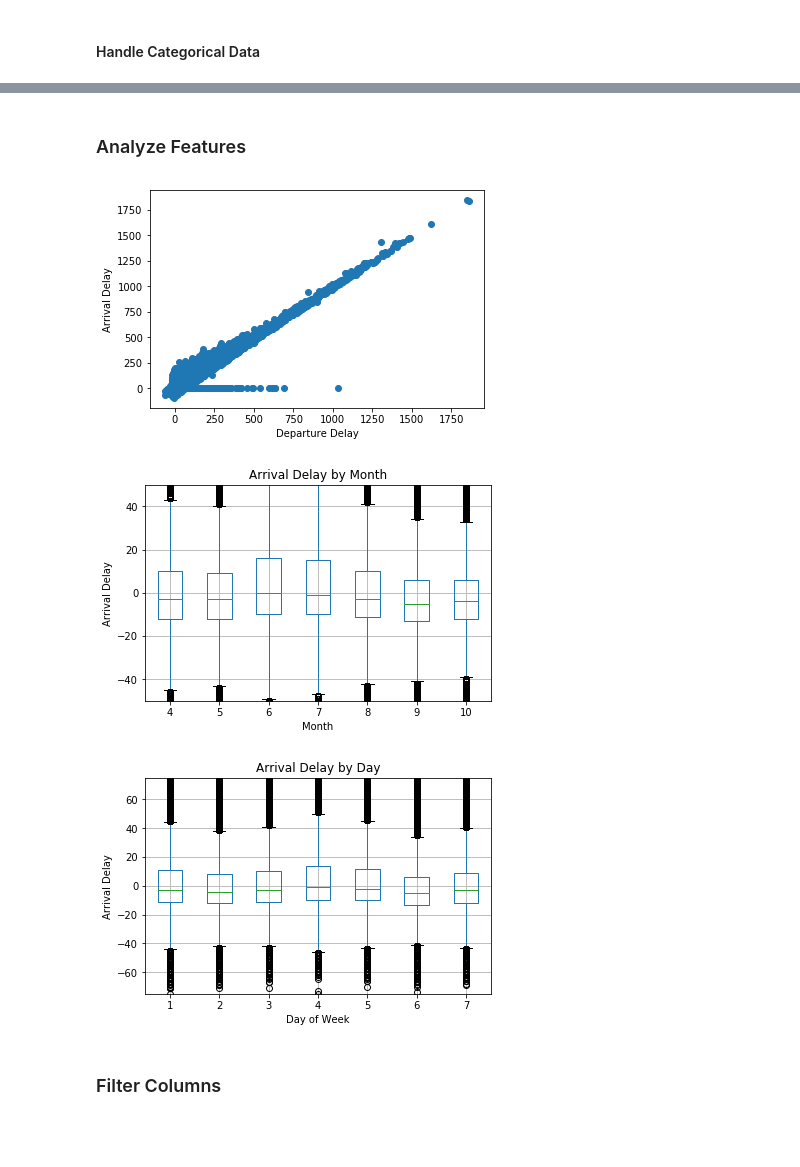
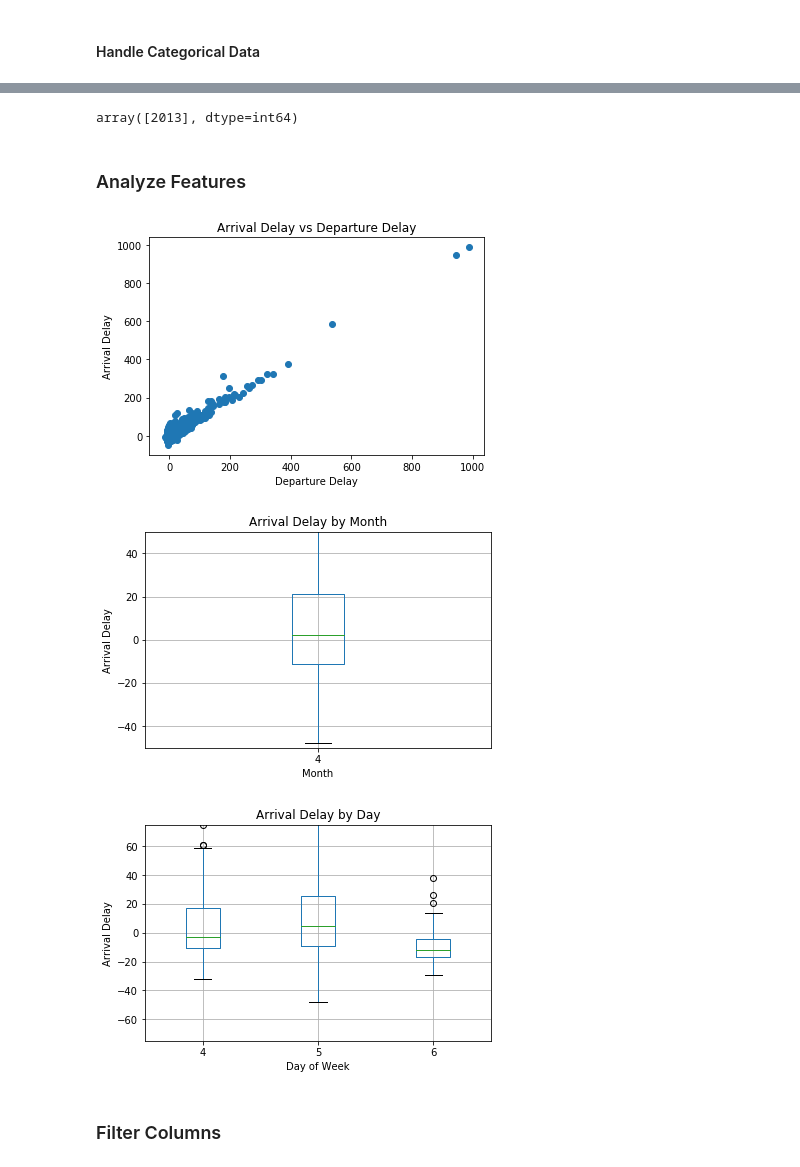
Before and after one commit to npalacio/IntroToAI, a Jupyter notebook: Homework/Project/Work/Flight Prediction.ipynb, the cells around one changed output, grey strips where cells are left out. Drawn from its saved outputs; the diff is of its cells as text; code cells hidden in the pictures; blank space fills up the shorter version.

```diff
--- a/Homework/Project/Work/Flight Prediction.ipynb
+++ b/Homework/Project/Work/Flight Prediction.ipynb
@@ -44,0 +27,5 @@ data
+# %%
+# TODO: Undo this
+flightData = pd.read_csv(flightDataFile, nrows=1000)
+# data = pd.read_csv(flightDataFile)
+flightData
@@ -86,2 +112,7 @@ processedData = pd.get_dummies(processedData,columns=['Carrier','OriginAirportID
+# %%
+# pristineFlightData = pd.get_dummies(filteredFlightData,columns=['Carrier','OriginAirportID','DestAirportID'])
+pristineFlightData.Year.unique()
+# %% [output]
+array([2013], dtype=int64)
 # %% [markdown]
 ### Analyze Features
@@ -90,14 +119,15 @@ import matplotlib.pyplot as plt
 # %%
-arrDelayData = data[arrDelayCol]
-depDelayData = data[depDelayCol]
+arrDelayData = flightData['ArrDelay']
+depDelayData = flightData['DepDelay']
 plt.scatter(depDelayData, arrDelayData)
 plt.xlabel('Departure Delay')
 plt.ylabel('Arrival Delay')
+plt.title('Arrival Delay vs Departure Delay')
 plt.show()
 # %% [output]
-[figure, old version]
+[figure, new version]
 # %%
-ax = data.boxplot(arrDelayCol,by=monthCol,return_type=None)
+ax = flightData.boxplot('ArrDelay',by='Month',return_type=None)
 ax.set_ylim(-50,50)
 plt.axes(ax)
 plt.ylabel('Arrival Delay')
@@ -106,9 +136,9 @@ plt.title('Arrival Delay by Month')
 plt.suptitle('')
 plt.show()
 # %% [output]
-[figure, old version]
+[figure, new version]
 # %%
-ax = data.boxplot(arrDelayCol,by=dayCol,return_type=None)
+ax = flightData.boxplot('ArrDelay',by='DayOfWeek',return_type=None)
 ax.set_ylim(-75,75)
 plt.axes(ax)
 plt.ylabel('Arrival Delay')
@@ -117,7 +147,7 @@ plt.title('Arrival Delay by Day')
 plt.suptitle('')
 plt.show()
 # %% [output]
-[figure, old version]
+[figure, new version]
 # %% [markdown]
 ### Filter Columns
 # %% [markdown]
```
Also changed, not shown: parts of 27 cells of this notebook, 1 other file.
